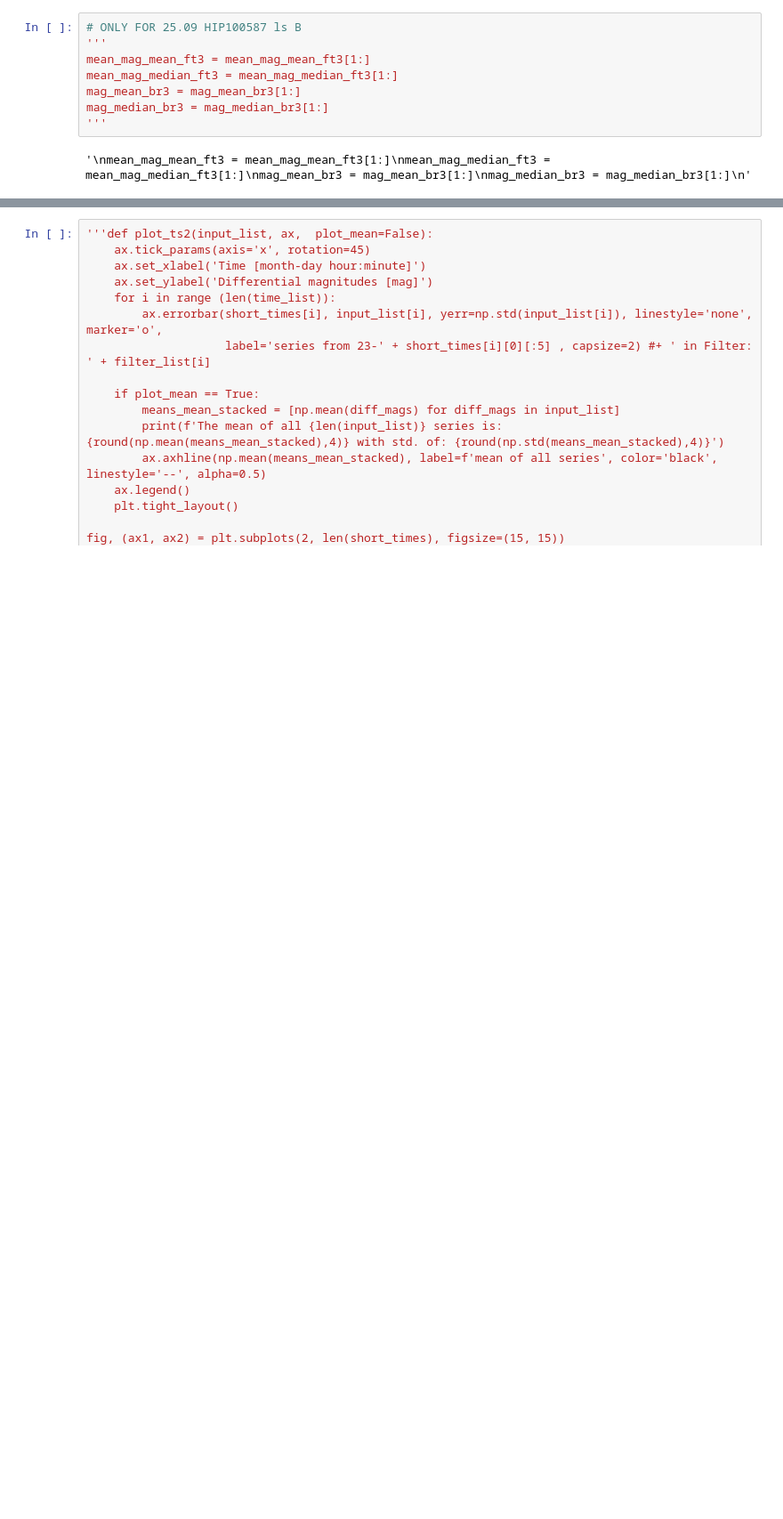
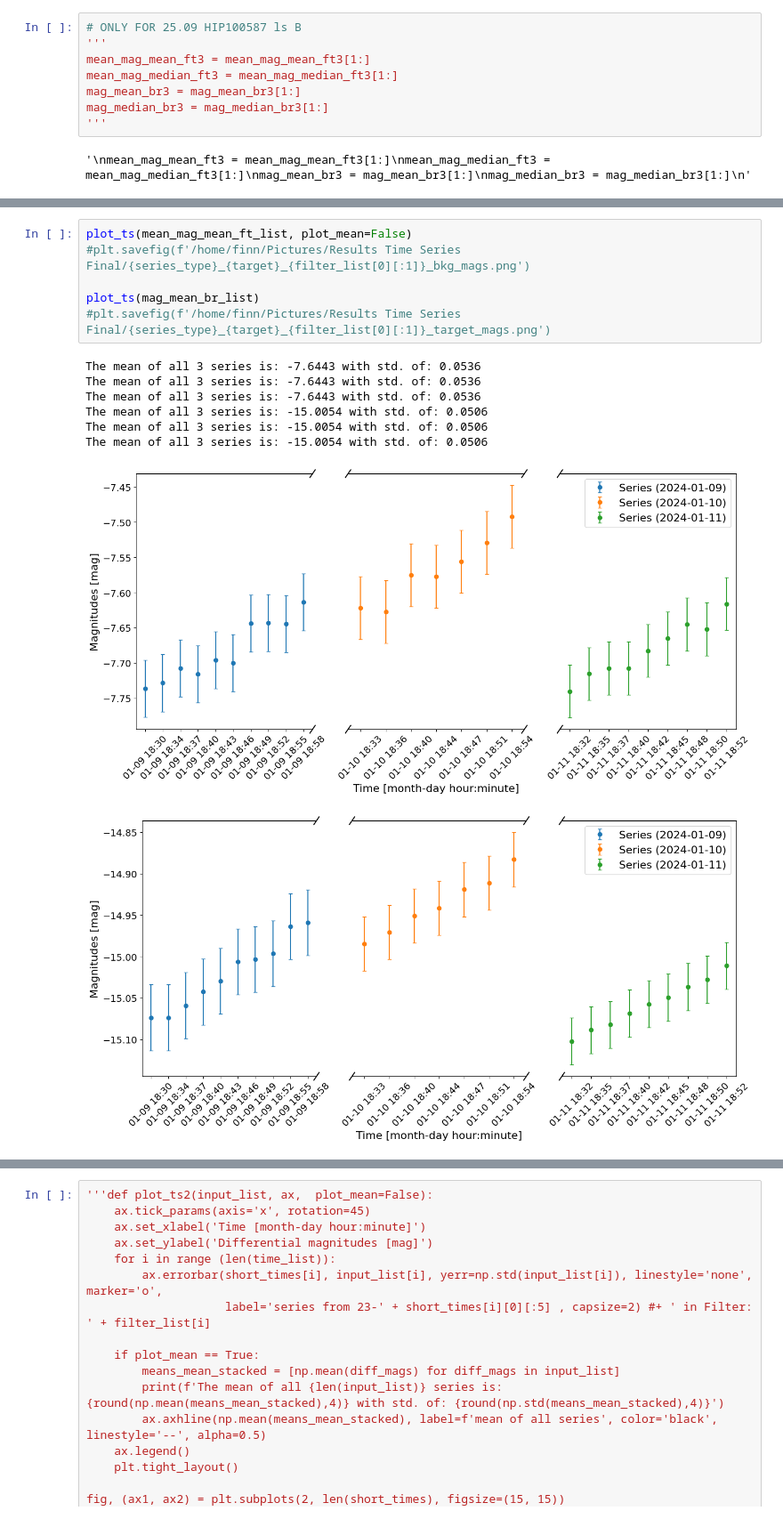
Before and after one commit to finnlsw/bachelorarbeit, a Jupyter notebook: Color_magnitude_diagrams.ipynb, the cells around one changed output, grey strips where cells are left out. Shown at 89% size. Cells and saved outputs as stored; diff of their text form; blank space fills up the shorter version.

```diff
--- a/Color_magnitude_diagrams.ipynb
+++ b/Color_magnitude_diagrams.ipynb
@@ -437 +550,16 @@ The std for target (median stacked): 0.02818 and for the bkg stars (median stack
+# %%
+plot_ts(mean_mag_mean_ft_list, plot_mean=False)
+#plt.savefig(f'/home/finn/Pictures/Results Time Series Final/{series_type}_{target}_{filter_list[0][:1]}_bkg_mags.png')
+
+plot_ts(mag_mean_br_list)
+#plt.savefig(f'/home/finn/Pictures/Results Time Series Final/{series_type}_{target}_{filter_list[0][:1]}_target_mags.png')
+# %% [output]
+The mean of all 3 series is: -7.6443 with std. of: 0.0536
+The mean of all 3 series is: -7.6443 with std. of: 0.0536
+The mean of all 3 series is: -7.6443 with std. of: 0.0536
+The mean of all 3 series is: -15.0054 with std. of: 0.0506
+The mean of all 3 series is: -15.0054 with std. of: 0.0506
+The mean of all 3 series is: -15.0054 with std. of: 0.0506
+[figure, added]
+[figure, added]
 # %%
```
Also changed, not shown: parts of 18 cells of this notebook, 8 other files.
